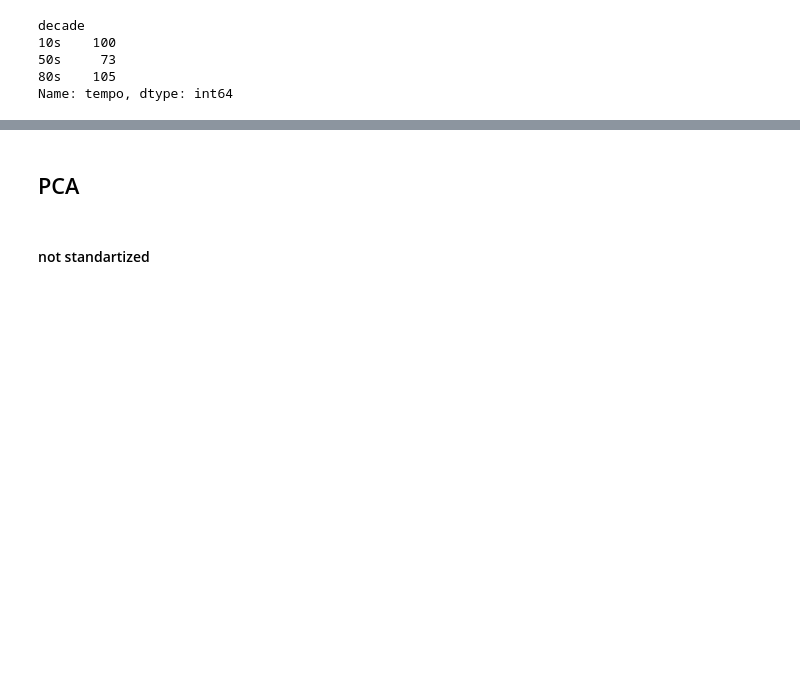
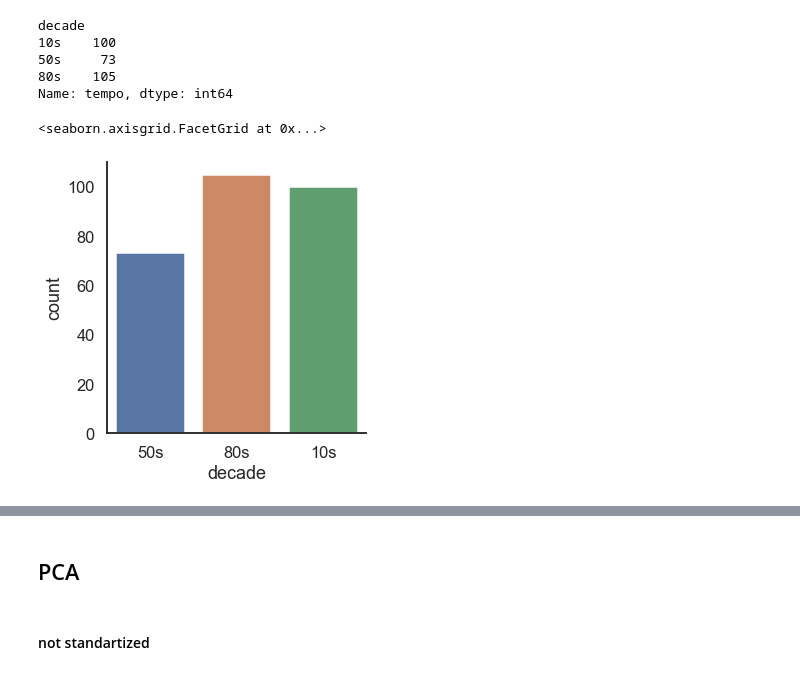
Before and after one commit to dovmar/PDVS, a Jupyter notebook: Lab_2/Lab-2.ipynb, the cells around one changed output, grey strips where cells are left out. Saved outputs shown, nothing was run; the diff lists cells and outputs as text; code cells hidden in the pictures; blank space fills up the shorter version.

```diff
--- a/Lab_2/Lab-2.ipynb
+++ b/Lab_2/Lab-2.ipynb
@@ -3,9 +3,11 @@ Data: https://www.kaggle.com/cnic92/spotify-past-decades-songs-50s10s <br>
 # %%
 import matplotlib.pyplot as plt
 import pandas as pd
+import numpy as np
+import seaborn as sns
 
 def read_clean_data(filename):
-    d = pd.read_csv(filename)[['bpm', 'nrgy', 'dnce', 'dB','live', 'val', 'dur','acous', 'spch','pop']]
+    d = pd.read_csv(filename)[['title','artist','year','bpm', 'nrgy', 'dnce', 'dB','live', 'val', 'dur','acous', 'spch','pop']]
     d = d.rename({'bpm':'tempo','nrgy':'energy','dnce':'danceability','dB':'loudness','live':'liveness',
                   'val':'valence','dur':'duration','acous':'acousticness','spch':'speechiness','pop':'popularity'},
                  axis = 1)
@@ -51,0 +36,5 @@ Name: tempo, dtype: int64
+# %%
+sns.catplot(x="decade",kind="count",data=df)
+# %% [output]
+<seaborn.axisgrid.FacetGrid at 0x...>
+[figure, added]
```
Also changed, not shown: parts of 26 cells of this notebook, 7 other files.
